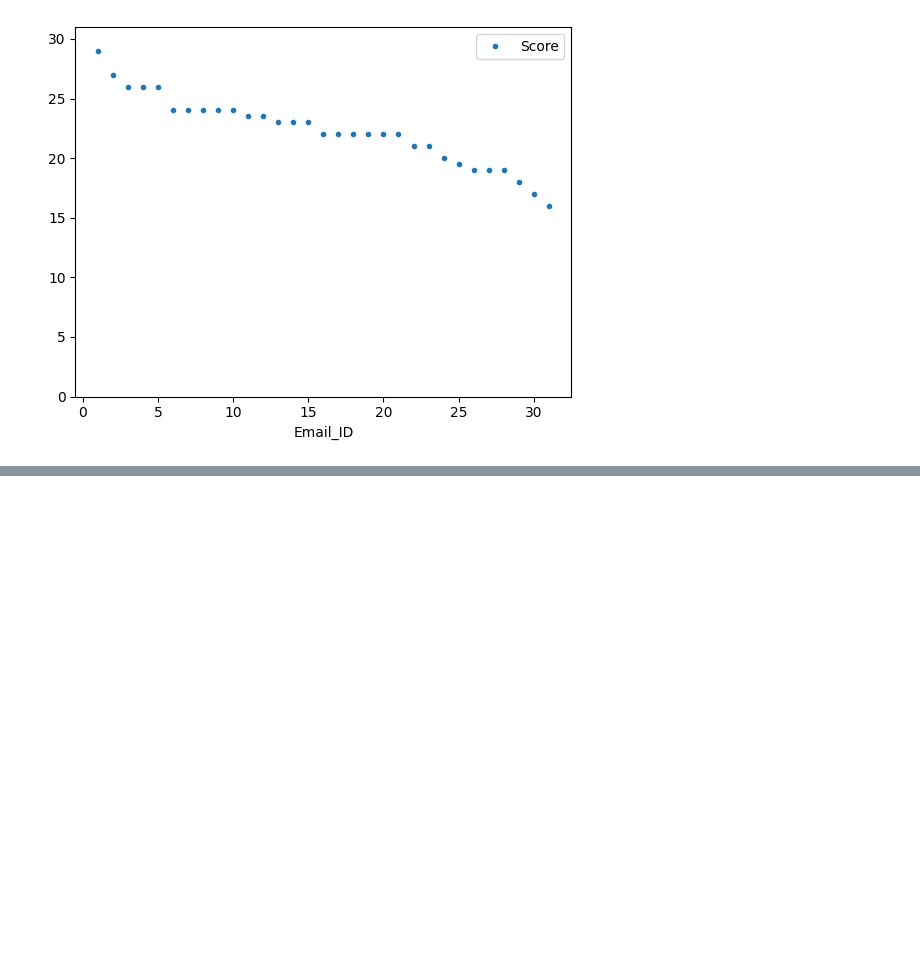
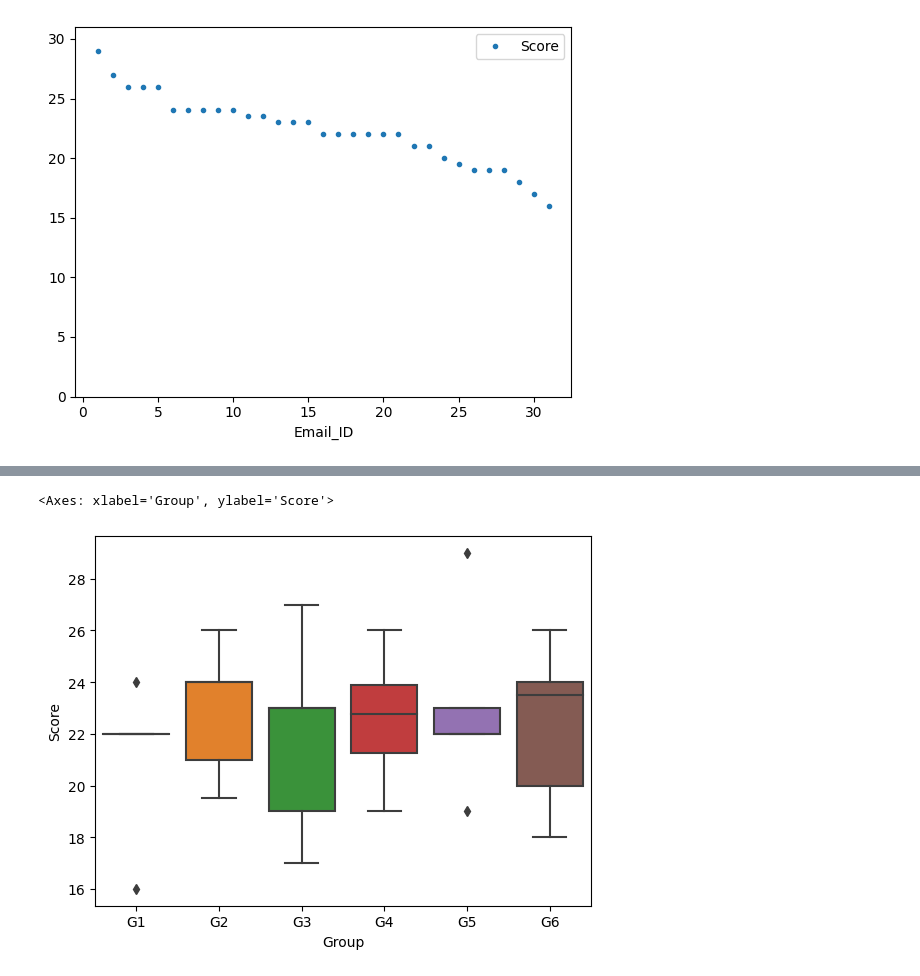
Before and after one commit to MK316/Spring2023, a Jupyter notebook: DL/S23_midterm.ipynb, the cells around one changed output, grey strips where cells are left out. Saved outputs shown, nothing was run; the diff lists cells and outputs as text; code cells hidden in the pictures; blank space fills up the shorter version.

```diff
--- a/DL/S23_midterm.ipynb
+++ b/DL/S23_midterm.ipynb
@@ -83,0 +102,10 @@ plt.ylim(0, 31)
+# %%
+import seaborn as sns
+
+# Define the order of the groups
+group_order = ['G1', 'G2', 'G3', 'G4', 'G5', 'G6']
+# Create a boxplot using seaborn
+sns.boxplot(x='Group', y='Score', data=d2, order = group_order)
+# %% [output]
+<Axes: xlabel='Group', ylabel='Score'>
+[figure, added]
```
Also changed, not shown: parts of 2 cells of this notebook.
